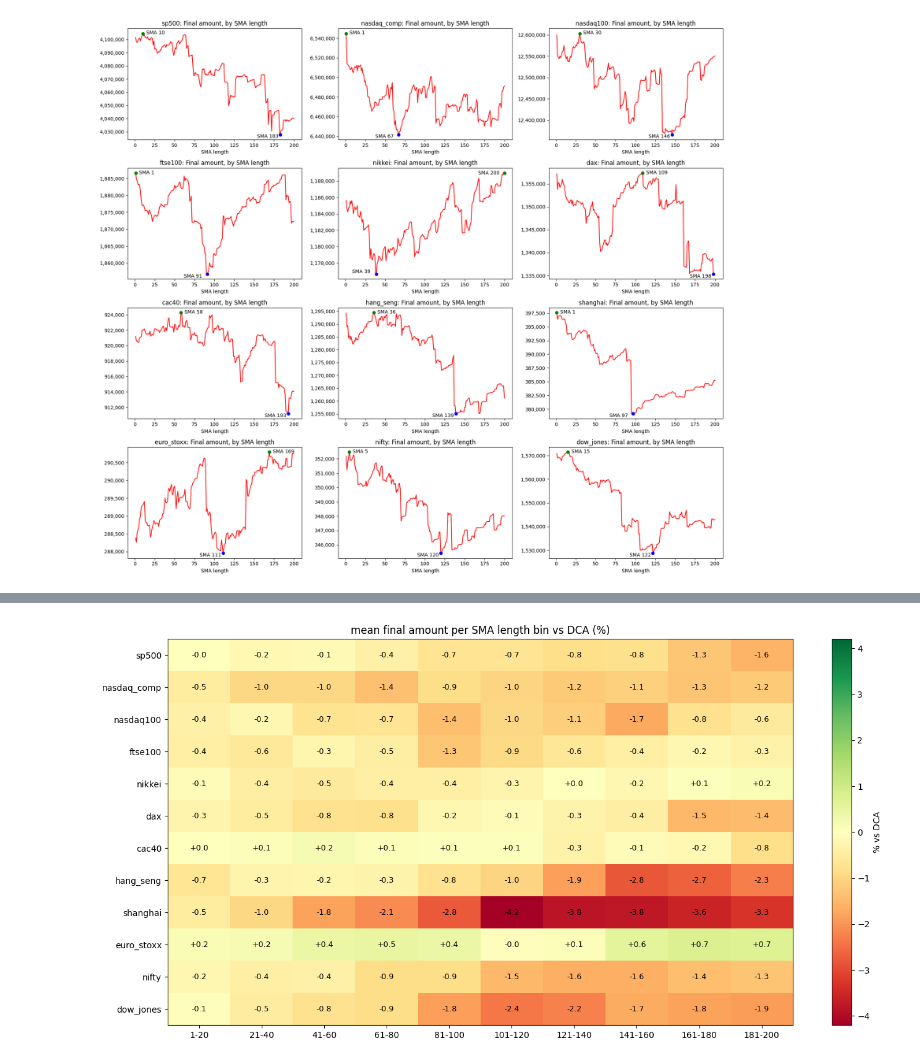
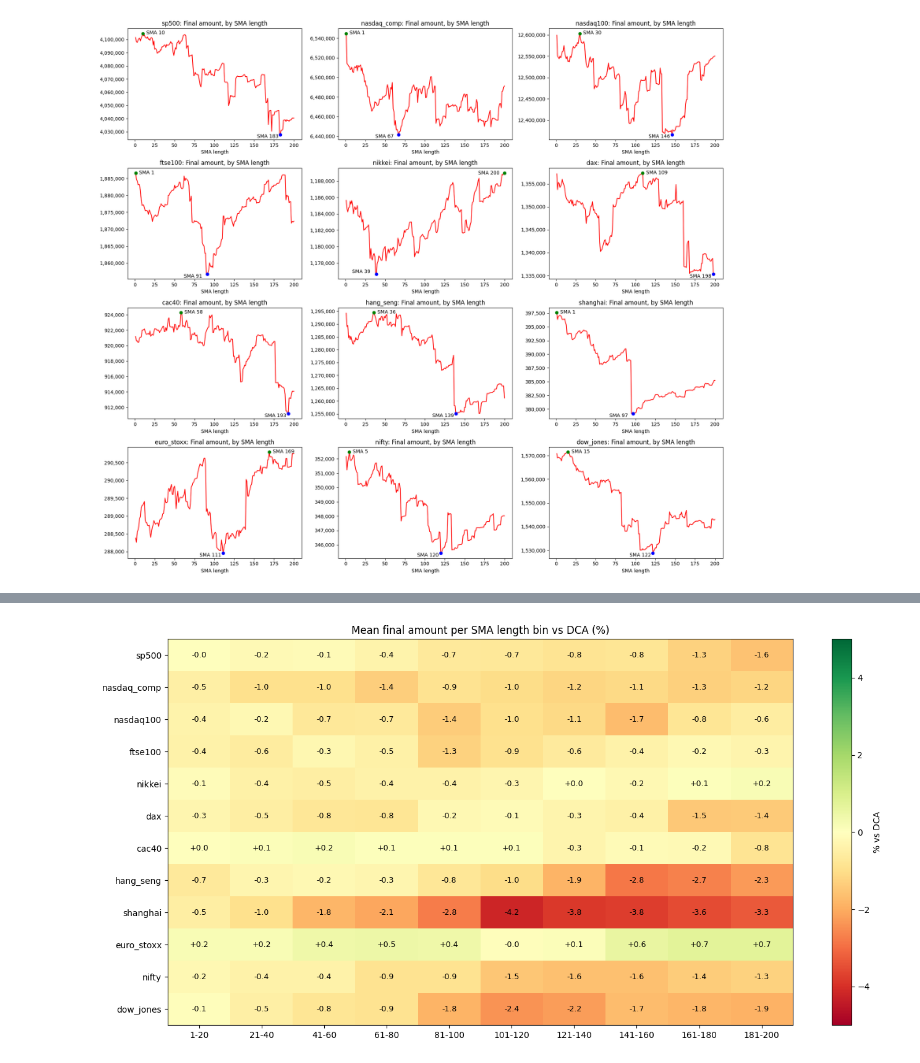
Before and after one commit to pedrosalgado22/SMAstrategy, a Jupyter notebook: smanalysis_simulation.ipynb, the cells around one changed output, grey strips where cells are left out. Cells and saved outputs as stored; diff of their text form; code cells hidden in the pictures.

```diff
--- a/smanalysis_simulation.ipynb
+++ b/smanalysis_simulation.ipynb
@@ -334,20 +343,19 @@ plt.show()
 # %%
 beat_pct = []
 labels = []
-for name in names:
-    dca = finals[name][0]
+for name in names: # for each of the indexes
+    dca = finals[name][0] # the first value stored in each index = DCA
     beat = 0
-    for value in finals[name][1:]:  # skip DCA itself
+    for value in finals[name]:
         if value > dca:
             beat += 1
-    pct_beat = beat / (len(finals[name]) - 1) * 100
+    pct_beat = beat / (len(finals[name]) - 1) * 100  # calculates % and -1 because len of final values - dca
     beat_pct.append(pct_beat)
     labels.append(f"{pct_beat:.0f}%")
 
-fig, ax = plt.subplots(figsize=(14, 6))
-bars = ax.bar(names, beat_pct, color=colors)
+fig, ax = plt.subplots(1,1,figsize=(14, 6)) # fig = whole fig, ax= axes where data is actually plotted . figsize(wide,tall). plt.subplots(rows, cols) one plot is 1,1
+bars = ax.bar(names, beat_pct, color="blue")
 ax.bar_label(bars, labels=labels)
-ax.axhline(50, color="black", linewidth=1)
 ax.set_title("% of SMA lengths that beat DCA")
 ax.tick_params(axis="x", labelrotation=45)
 plt.tight_layout()
@@ -357,31 +365,28 @@ plt.show()
 # %%
 grid = []
 for name in names:
-    means = get_bin_means(finals[name])
+    means = get_bin_means(finals[name])  # here is just one graph so can pass just the lists
     row = []
     for mean in means:
-        row.append((mean / finals[name][0] - 1) * 100)
-    grid.append(row)
+        row.append((mean / finals[name][0] - 1) * 100)  # mean / dca -1 * 100 gets the percentage difference
+    grid.append(row)   # row is list of percentage difference grid is list of lists
 
-biggest = 0  # symmetric color scale so 0 is the middle color
-for row in grid:
-    for value in row:
-        if abs(value) > biggest:
-            biggest = abs(value)
+biggest = 5 # margin considered for visualization purposes, anything around or over this number will be dark red / green ( significant margin )
+        # anything that loses/wins to dca by 5+% is considered very significant
 
 fig, ax = plt.subplots(figsize=(14, 7))
-image = ax.imshow(grid, cmap="RdYlGn", vmin=-biggest, vmax=biggest, aspect="auto")  # green = beats DCA, red = loses
-ax.set_xticks(range(len(bin_labels)))
+image = ax.imshow(grid, cmap="RdYlGn", vmin=-biggest, vmax=biggest,aspect="auto")  # imshow = grid, vmin/max = bottom of color scales, aspect auto makes wider/better
+ax.set_xticks(range(10))
 ax.set_xticklabels(bin_labels)
-ax.set_yticks(range(len(names)))
+ax.set_yticks(range(12))
 ax.set_yticklabels(names)
-for r in range(len(names)):
-    for c in range(len(bin_labels)):
-        ax.text(c, r, f"{grid[r][c]:+.1f}", ha="center", va="center", fontsize=9)
+for r in range(12):
+    for c in range(10):
+        ax.text(c, r, f"{grid[r][c]:+.1f}", ha="center", va="center", fontsize=9) # column 1, row 1, "-0.0" check list of lists grid
 fig.colorbar(image, label="% vs DCA")
-ax.set_title("mean final amount per SMA length bin vs DCA (%)")
+ax.set_title("Mean final amount per SMA length bin vs DCA (%)")
 plt.tight_layout()
 plt.show()
 # %% [output]
-[figure, old version]
+[figure, new version]
 # %%
```
Also changed, not shown: parts of 8 cells of this notebook.
